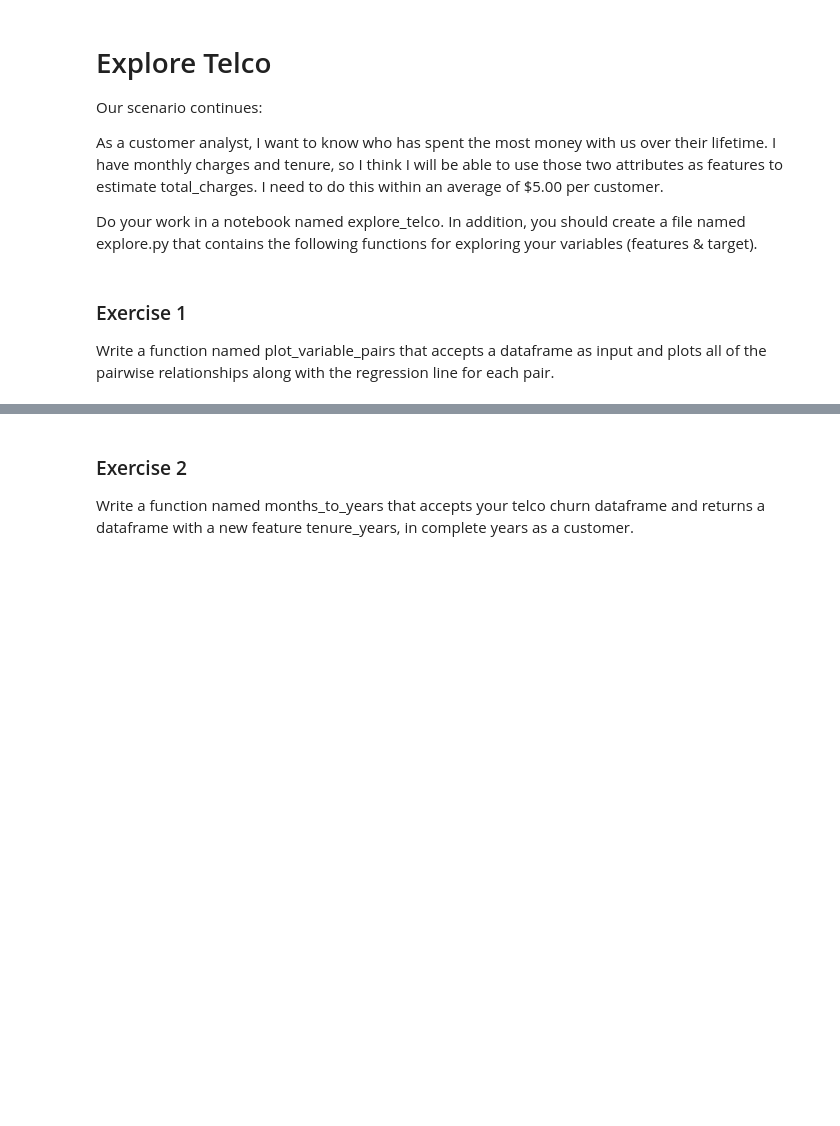
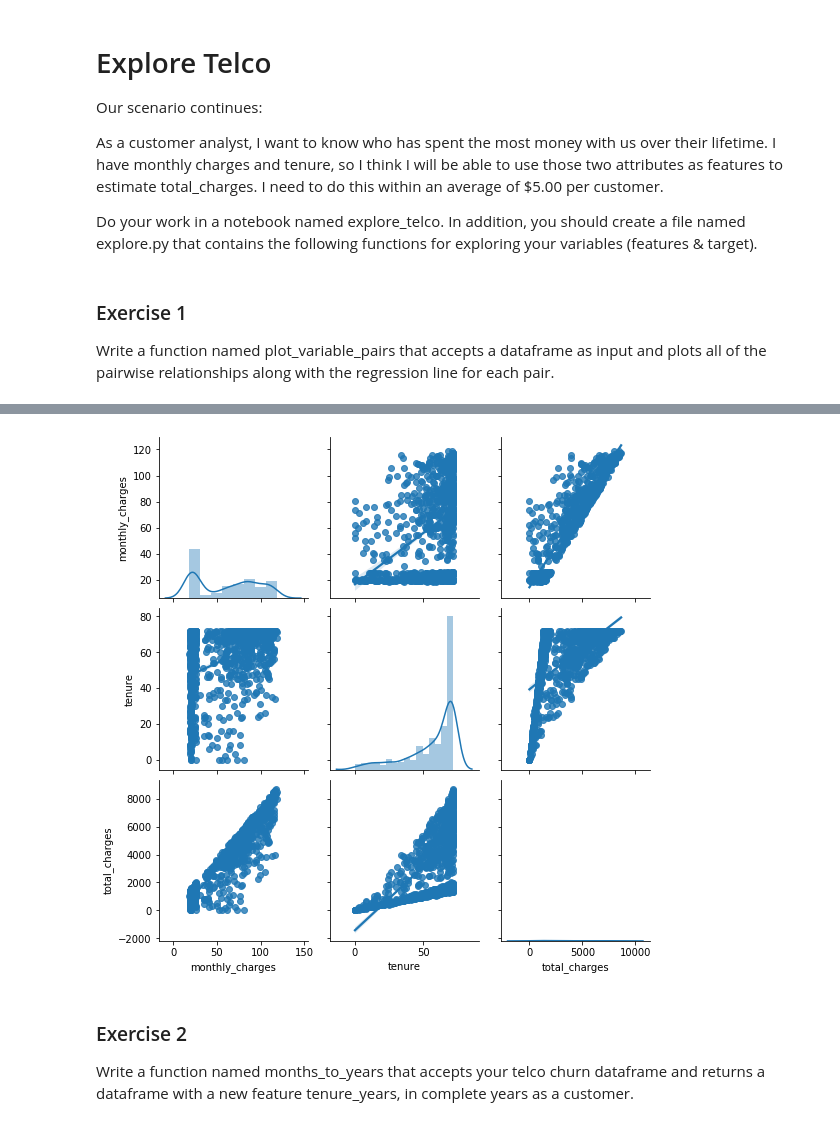
Before and after one commit to gilbert-noriega-ii/regression-exercises, a Jupyter notebook: explore_telco.ipynb, the cells around one changed output, grey strips where cells are left out. Drawn from its saved outputs; the diff is of its cells as text; code cells hidden in the pictures; blank space fills up the shorter version.

```diff
--- a/explore_telco.ipynb
+++ b/explore_telco.ipynb
@@ -11,0 +44,4 @@ Write a function named plot_variable_pairs that accepts a dataframe as input and
+# %%
+explore.plot_variable_pairs(train)
+# %% [output]
+[figure, added]
```
Also changed, not shown: parts of 11 cells of this notebook.
